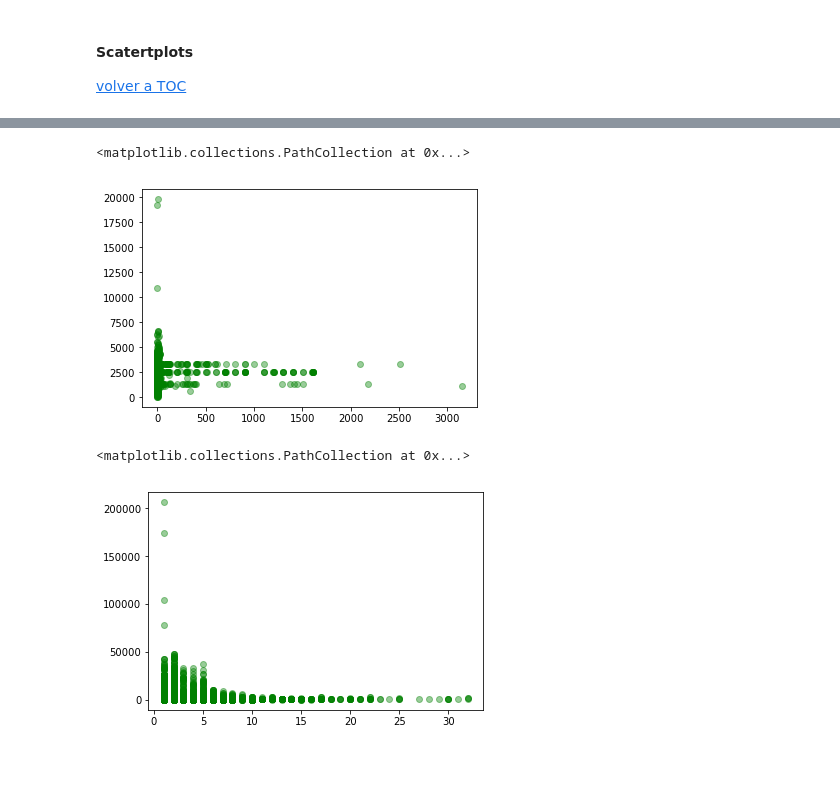
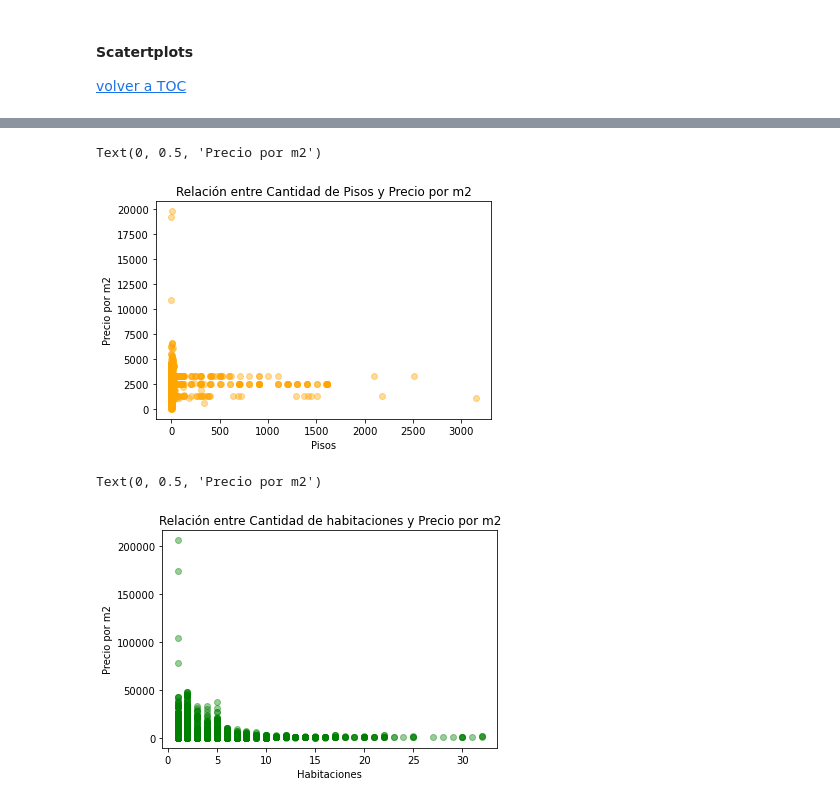
Before and after one commit to varelapablos/Desafio1-G3, a Jupyter notebook: Notebook_Alan.ipynb, the cells around one changed output, grey strips where cells are left out. Cells and saved outputs as stored; diff of their text form; code cells hidden in the pictures; blank space fills up the shorter version.

```diff
--- a/Notebook_Alan.ipynb
+++ b/Notebook_Alan.ipynb
@@ -2005,21 +2054,27 @@ ax.scatter(data['floor'], data['expenses'], marker = 'o', color = "green", alpha
 # %%
 fig = plt.figure()
 # creo los axes
 ax = plt.axes()
 # dibujo en axes:
-ax.scatter(data['floor'], data['price_usd_per_m2_prediction'], marker = 'o', color = "green", alpha = 0.4)
+ax.scatter(data['floor'], data['price_usd_per_m2_prediction'], marker = 'o', color = "orange", alpha = 0.4)
+plt.title("Relación entre Cantidad de Pisos y Precio por m2")
+plt.xlabel("Pisos")
+plt.ylabel("Precio por m2")
 # %% [output]
-<matplotlib.collections.PathCollection at 0x...>
+Text(0, 0.5, 'Precio por m2')
-[figure, old version]
+[figure, new version]
 # %%
 fig = plt.figure()
 # creo los axes
 ax = plt.axes()
 # dibujo en axes:
 ax.scatter(data['rooms'], data['price_usd_per_m2_prediction_c_u'], marker = 'o', color = "green", alpha = 0.4)
+plt.title("Relación entre Cantidad de habitaciones y Precio por m2")
+plt.xlabel("Habitaciones")
+plt.ylabel("Precio por m2")
 # %% [output]
-<matplotlib.collections.PathCollection at 0x...>
+Text(0, 0.5, 'Precio por m2')
-[figure, old version]
+[figure, new version]
 # %%
 g = sns.lmplot('surface_total_in_m2', 'price_usd_per_m2_prediction_c_u', data=data, markers=".", scatter_kws=dict(color='c'))   # X, Y. Col es la categorización. Set de datos dataframe.
 g.map(plt.axhline, y=0.1, color="k", ls=":");                                                                  # Solo dibuja una línea de referencia.
```
Also changed, not shown: parts of 60 cells of this notebook.
